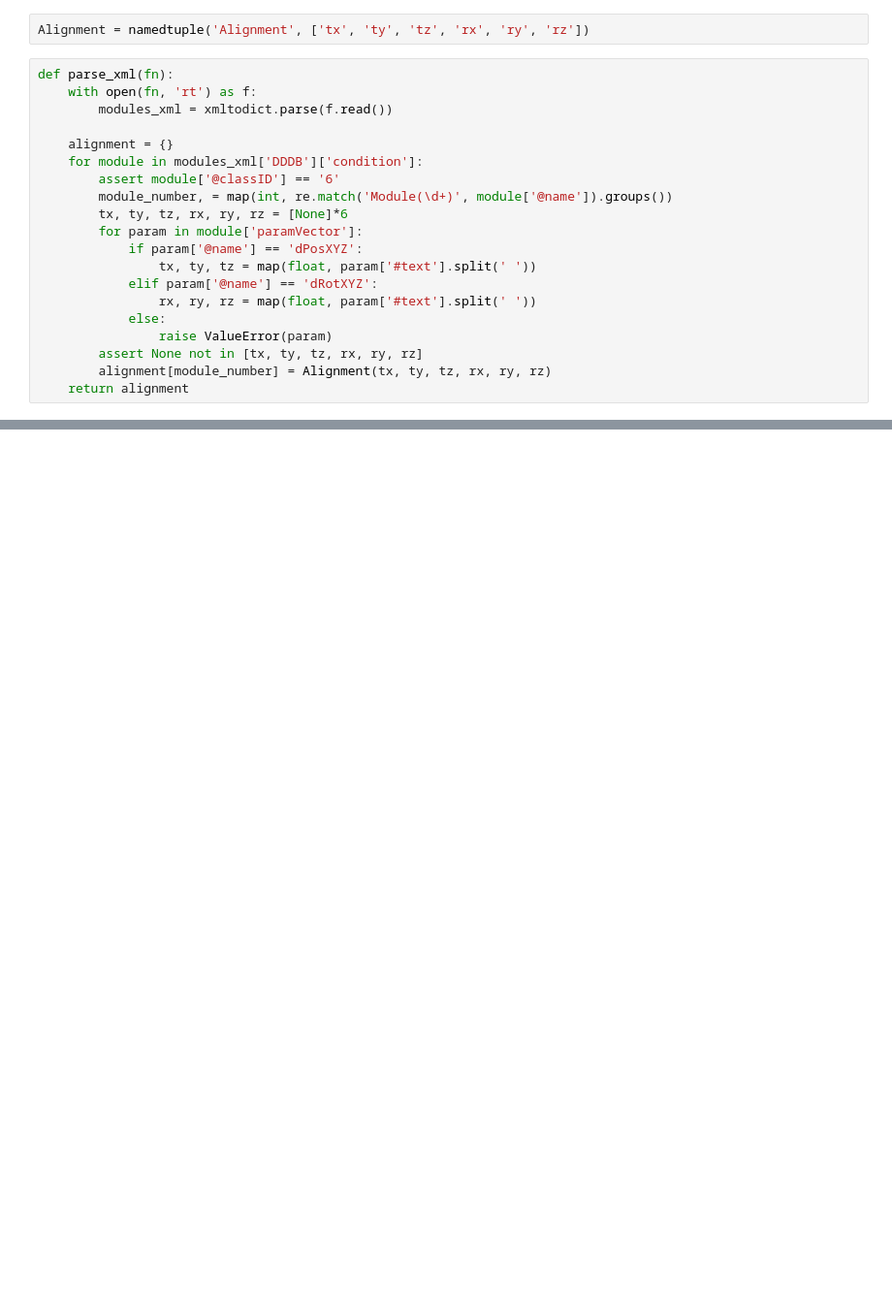
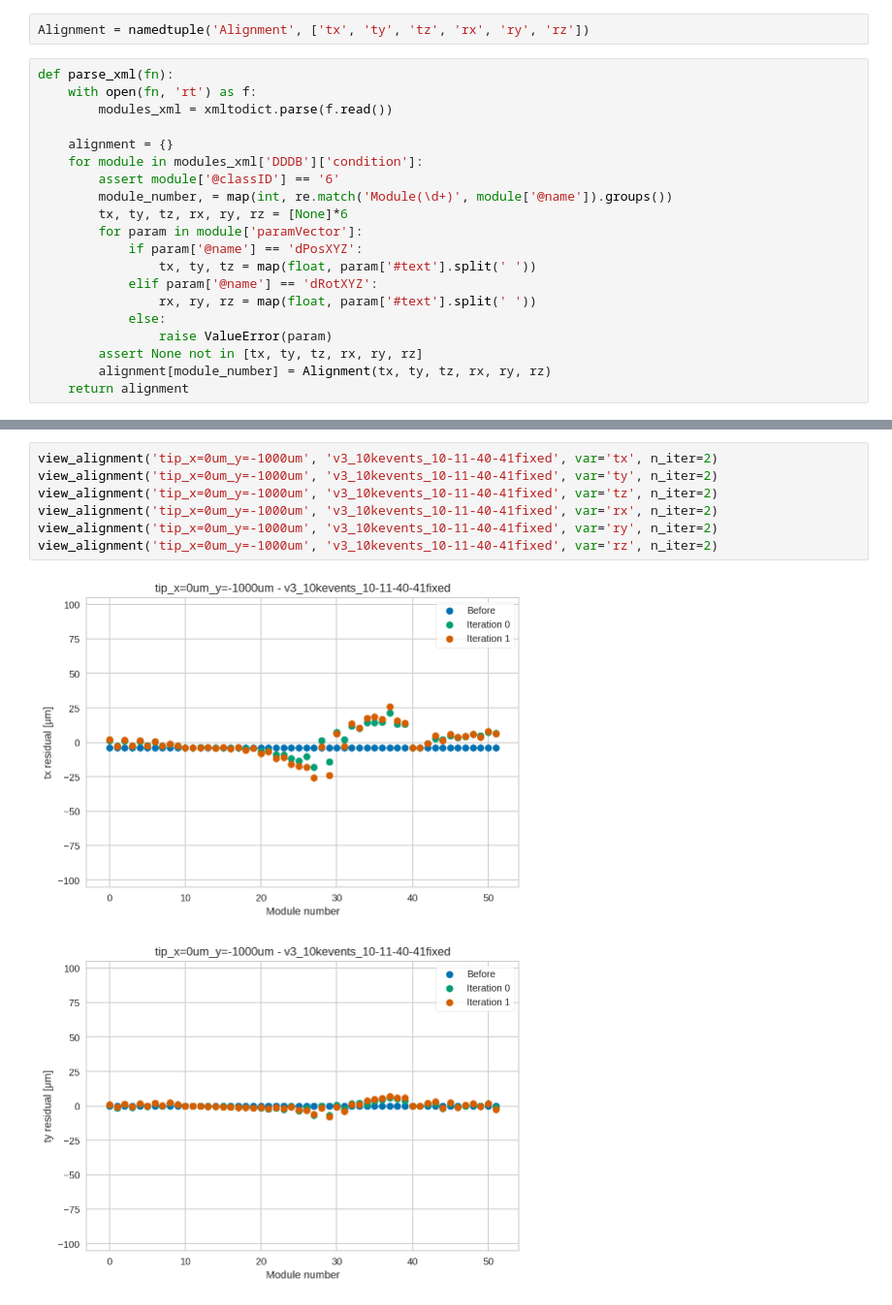
Before and after one commit to chrisburr/lhcb-velopix-studies, a Jupyter notebook: hybrid-distortions/try_aligning/Alignment results.ipynb, the cells around one changed output, grey strips where cells are left out. Shown at 97% size. Saved outputs shown, nothing was run; the diff lists cells and outputs as text; blank space fills up the shorter version.

```diff
--- a/hybrid-distortions/try_aligning/Alignment results.ipynb
+++ b/hybrid-distortions/try_aligning/Alignment results.ipynb
@@ -62,0 +101,10 @@ def plot(scenario):
+# %%
+view_alignment('tip_x=0um_y=-1000um', 'v3_10kevents_10-11-40-41fixed', var='tx', n_iter=2)
+view_alignment('tip_x=0um_y=-1000um', 'v3_10kevents_10-11-40-41fixed', var='ty', n_iter=2)
+view_alignment('tip_x=0um_y=-1000um', 'v3_10kevents_10-11-40-41fixed', var='tz', n_iter=2)
+view_alignment('tip_x=0um_y=-1000um', 'v3_10kevents_10-11-40-41fixed', var='rx', n_iter=2)
+view_alignment('tip_x=0um_y=-1000um', 'v3_10kevents_10-11-40-41fixed', var='ry', n_iter=2)
+view_alignment('tip_x=0um_y=-1000um', 'v3_10kevents_10-11-40-41fixed', var='rz', n_iter=2)
+# %% [output]
+[figure, added]
+[figure, added]
```
Also changed, not shown: parts of 17 cells of this notebook.
